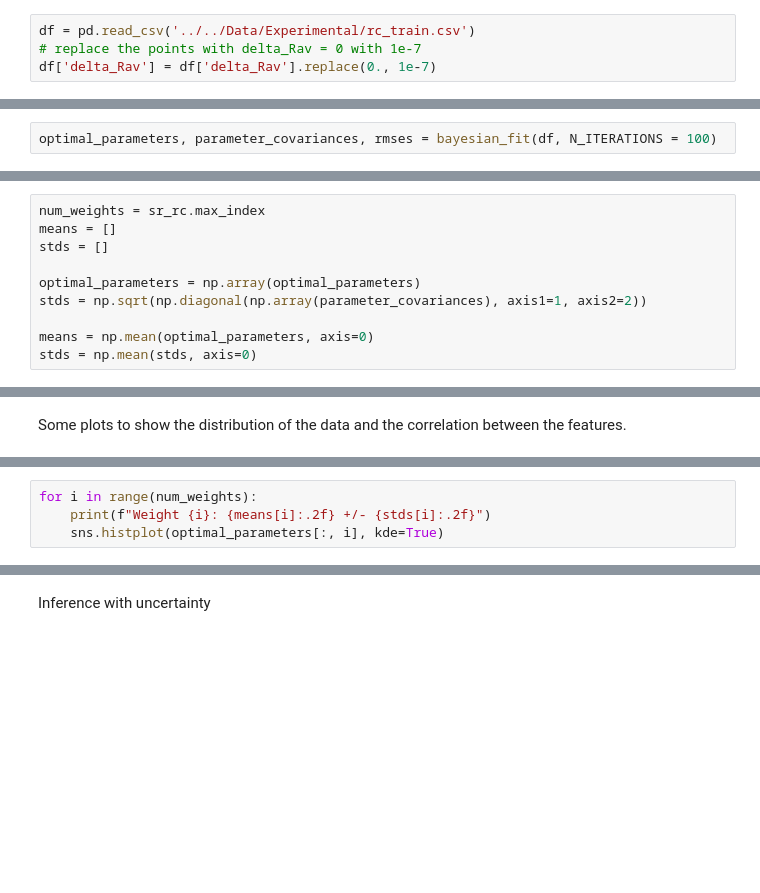
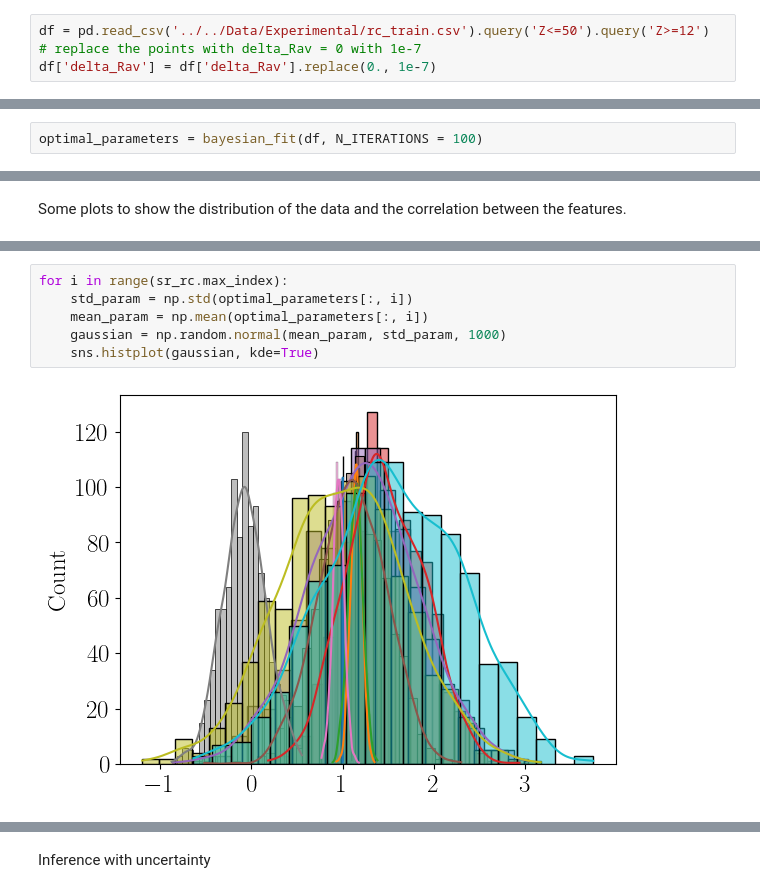
Before and after one commit to munozariasjm/nuclear-misr, a Jupyter notebook: notebooks/uncertainty/rc.ipynb, the cells around one changed output, grey strips where cells are left out. Saved outputs shown, nothing was run; the diff lists cells and outputs as text; blank space fills up the shorter version.

```diff
--- a/notebooks/uncertainty/rc.ipynb
+++ b/notebooks/uncertainty/rc.ipynb
@@ -17,7 +23,7 @@ from sklearn.metrics import mean_absolute_error, mean_squared_error
 import scipy.optimize.minpack as minpack
 from scipy.optimize import curve_fit
 # %%
-df = pd.read_csv('../../Data/Experimental/rc_train.csv')
+df = pd.read_csv('../../Data/Experimental/rc_train.csv').query('Z<=50').query('Z>=12')
 # replace the points with delta_Rav = 0 with 1e-7
 df['delta_Rav'] = df['delta_Rav'].replace(0., 1e-7)
 # %%
@@ -85,2 +72,2 @@ def bayesian_fit(data, N_ITERATIONS=100):
 # %%
-optimal_parameters, parameter_covariances, rmses = bayesian_fit(df, N_ITERATIONS = 100)
+optimal_parameters = bayesian_fit(df, N_ITERATIONS = 100)
@@ -87,10 +84,0 @@ optimal_parameters, parameter_covariances, rmses = bayesian_fit(df, N_ITERATIONS
-# %%
-num_weights = sr_rc.max_index
-means = []
-stds = []
-
-optimal_parameters = np.array(optimal_parameters)
-stds = np.sqrt(np.diagonal(np.array(parameter_covariances), axis1=1, axis2=2))
-
-means = np.mean(optimal_parameters, axis=0)
-stds = np.mean(stds, axis=0)
@@ -101,4 +106,0 @@ Some plots to show the distribution of the data and the correlation between the
-# %%
-for i in range(num_weights):
-    print(f"Weight {i}: {means[i]:.2f} +/- {stds[i]:.2f}")
-    sns.histplot(optimal_parameters[:, i], kde=True)
@@ -119,0 +107,8 @@ plt.show()
+# %%
+for i in range(sr_rc.max_index):
+    std_param = np.std(optimal_parameters[:, i])
+    mean_param = np.mean(optimal_parameters[:, i])
+    gaussian = np.random.normal(mean_param, std_param, 1000)
+    sns.histplot(gaussian, kde=True)
+# %% [output]
+[figure, added]
```
Also changed, not shown: parts of 21 cells of this notebook, 15 other files.
